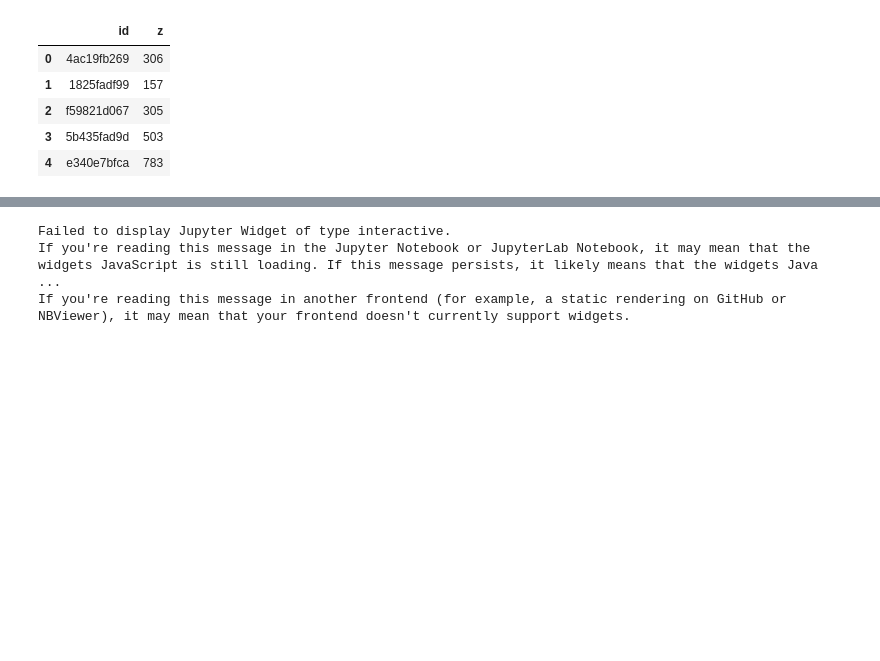
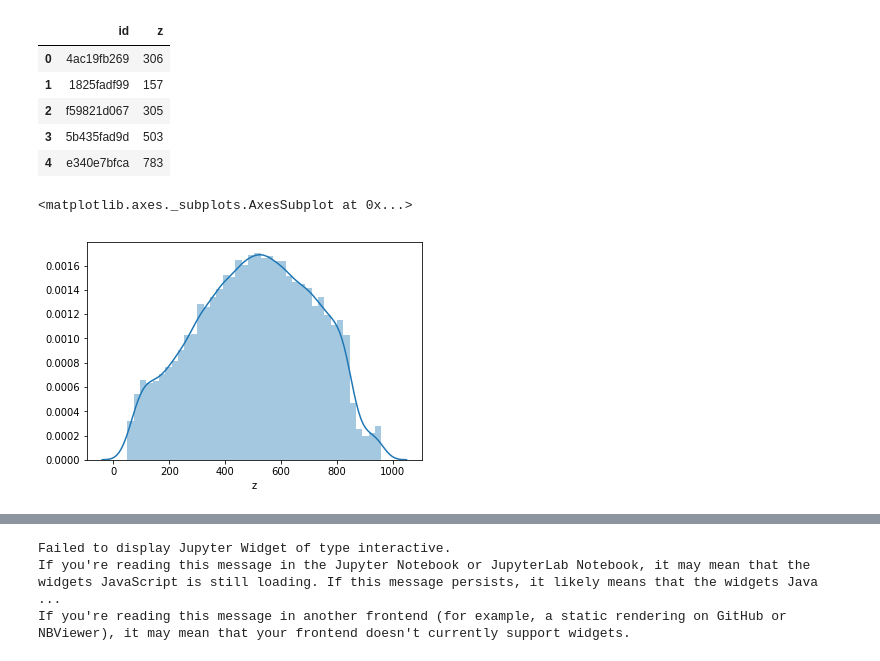
Before and after one commit to neptune-ai/open-solution-salt-identification, a Jupyter notebook: notebooks/exploration.ipynb, the cells around one changed output, grey strips where cells are left out. Cells and saved outputs as stored; diff of their text form; code cells hidden in the pictures; blank space fills up the shorter version.

```diff
--- a/notebooks/exploration.ipynb
+++ b/notebooks/exploration.ipynb
@@ -31,3 +33,8 @@ depths.head()
 | 2 | f59821d067 | 305 |
 | 3 | 5b435fad9d | 503 |
 | 4 | e340e7bfca | 783 |
+# %%
+sns.distplot(depths['z'])
+# %% [output]
+<matplotlib.axes._subplots.AxesSubplot at 0x...>
+[figure, added]
```
Also changed, not shown: parts of 2 cells of this notebook, 8 other files.
